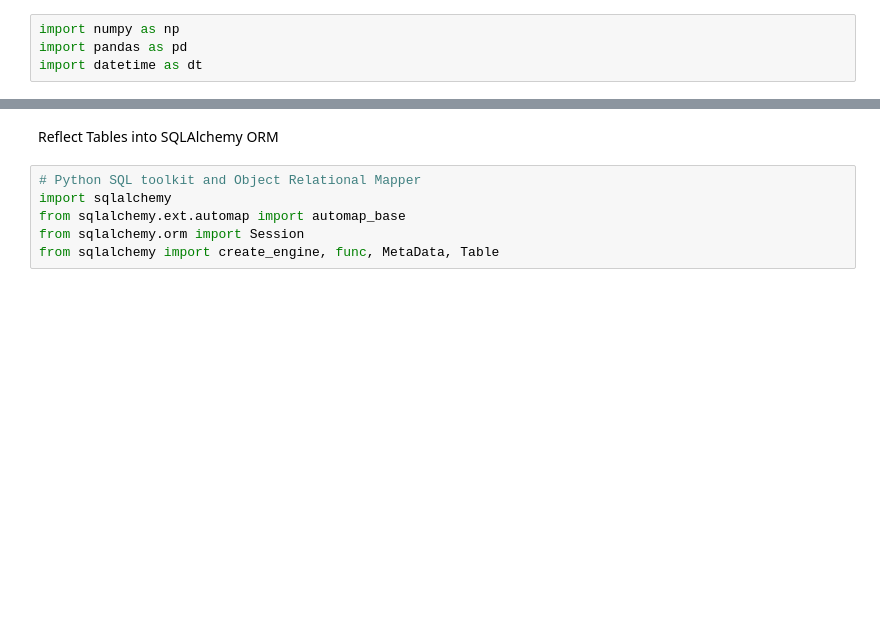
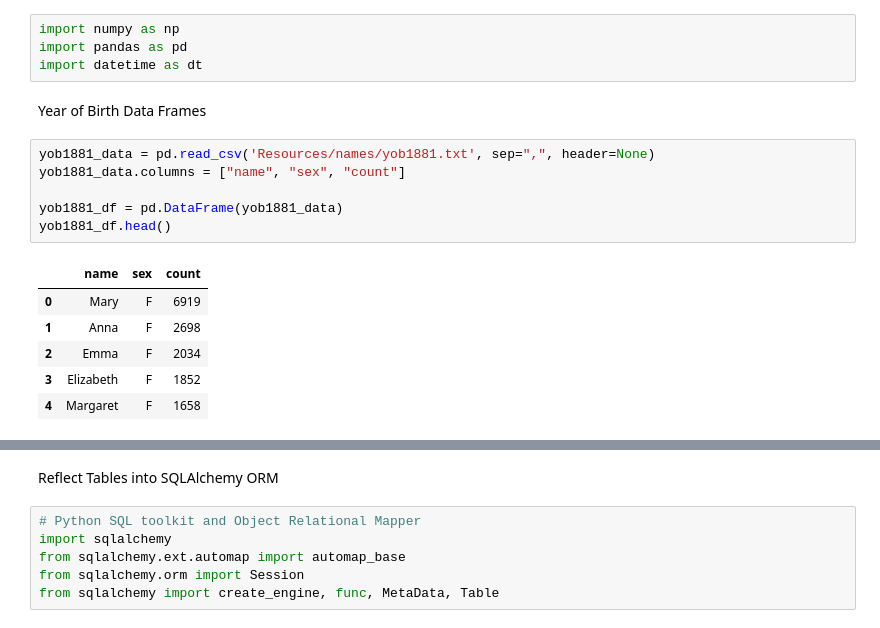
Before and after one commit to BrittLHeth/Project_2_Names, a Jupyter notebook: names.ipynb, the cells around one changed output, grey strips where cells are left out. Drawn from its saved outputs; the diff is of its cells as text; blank space fills up the shorter version.

```diff
--- a/names.ipynb
+++ b/names.ipynb
@@ -2,3 +2,18 @@
 import numpy as np
 import pandas as pd
 import datetime as dt
+# %% [markdown]
+Year of Birth Data Frames
+# %%
+yob1881_data = pd.read_csv('Resources/names/yob1881.txt', sep=",", header=None)
+yob1881_data.columns = ["name", "sex", "count"]
+
+yob1881_df = pd.DataFrame(yob1881_data)
+yob1881_df.head()
+# %% [output]
+|  | name | sex | count |
+| 0 | Mary | F | 6919 |
+| 1 | Anna | F | 2698 |
+| 2 | Emma | F | 2034 |
+| 3 | Elizabeth | F | 1852 |
+| 4 | Margaret | F | 1658 |
```
Also changed, not shown: parts of 11 cells of this notebook.
